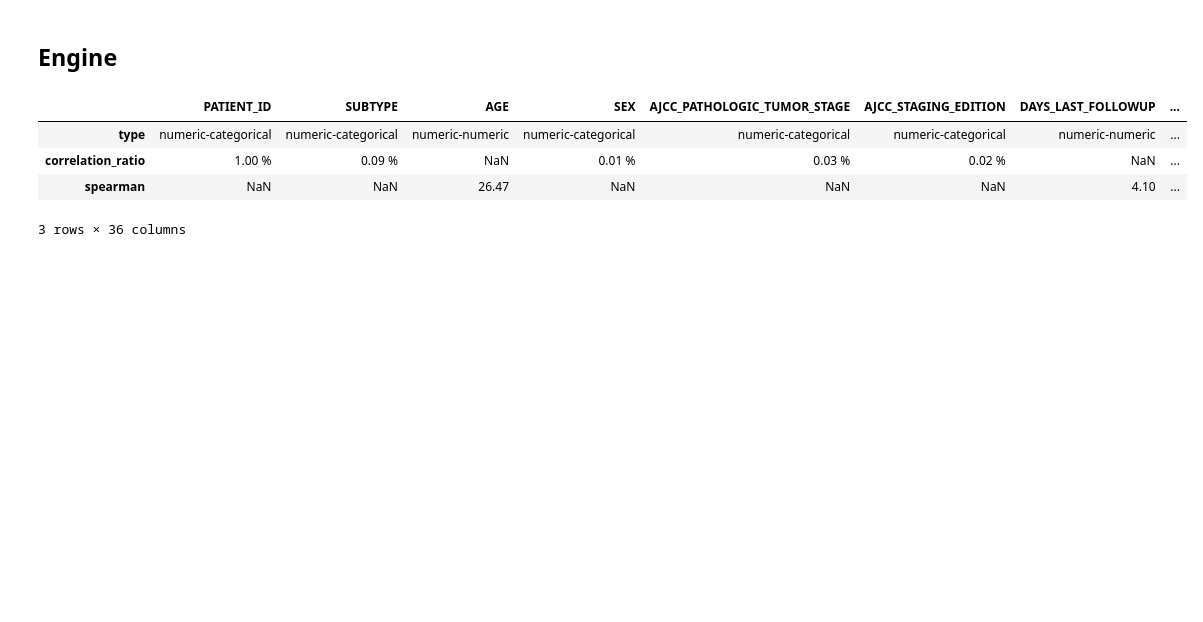
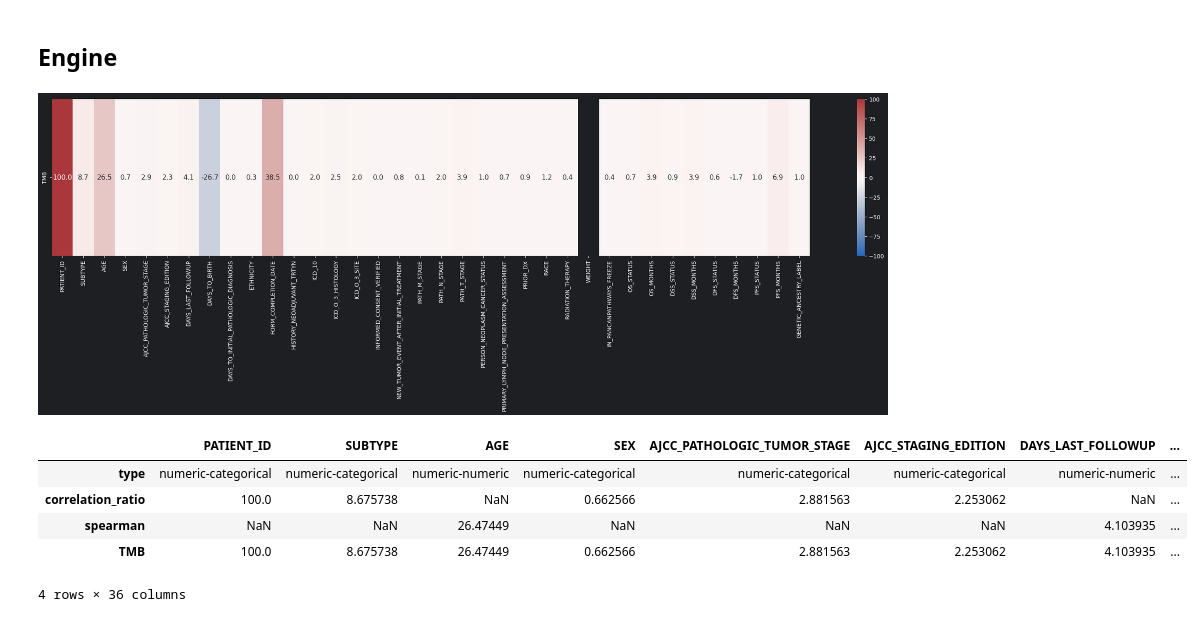
Before and after one commit to DEVOLOPER-1/XAI-in-efficacy-of-immunotherapy, a Jupyter notebook: members/mourad/EDA/2026-04-17_Clinical.ipynb, the cells around one changed output. Drawn from its saved outputs; the diff is of its cells as text; code cells hidden in the pictures; blank space fills up the shorter version.

```diff
--- a/members/mourad/EDA/2026-04-17_Clinical.ipynb
+++ b/members/mourad/EDA/2026-04-17_Clinical.ipynb
@@ -454,7 +457,7 @@ def uncertainty_coefficient(x, y):
 def is_numeric(s):
     return pd.api.types.is_numeric_dtype(s)
 
-def multivariate_relationships(df, target):
+def multivariate_relationships(df, target, path):
     results = {}
 
     for col in df.columns:
@@ -473,7 +476,7 @@ def multivariate_relationships(df, target):
 
             results[col] = {
                 "type": "numeric-numeric",
-                "spearman": f"{100 * float(rho):.2f}",
+                "spearman": 100 * float(rho),
             }
 
         # -----------------------
@@ -483,7 +486,7 @@ def multivariate_relationships(df, target):
 
             results[col] = {
                 "type": "categorical-numeric",
-                "correlation_ratio": f"{float(correlation_ratio(x, y)) * 100:.2f} %",
+                "correlation_ratio": float(correlation_ratio(x, y)) * 100,
             }
 
         # -----------------------
@@ -493,7 +496,7 @@ def multivariate_relationships(df, target):
 
             results[col] = {
                 "type": "numeric-categorical",
-                "correlation_ratio": f"{float(correlation_ratio(y, x)):.2f} %",
+                "correlation_ratio": float(correlation_ratio(y, x))*100,
 
             }
 
@@ -504,15 +507,27 @@ def multivariate_relationships(df, target):
 
             results[col] = {
                 "type": "categorical-categorical",
-                "uncertainty_coefficient": float(uncertainty_coefficient(x, y)),
+                "uncertainty_coefficient": float(uncertainty_coefficient(x, y))*100,
             }
 
-    return pd.DataFrame(results)
+
+    corr = pd.DataFrame(results)
+
+    corr.loc[target] = corr.iloc[1:, : ].sum().values
+    heatmap_df = corr.loc[target].to_frame().T
+    heatmap_df = heatmap_df.apply(pd.to_numeric, errors="coerce")
+    plt.figure(figsize=(30, 5))
+    sns.heatmap(heatmap_df, annot=True, fmt=".1f", cmap="vlag", vmin=-100, vmax=100, cbar=True, annot_kws={"size": 12})
+    plt.savefig(path, dpi=300, bbox_inches="tight")
+    plt.show()
+    return corr
 # %%
-multivariate_relationships(df, "TMB")
+multivariate_relationships(df, "TMB", "../../../assets//EDA-charts/stad-clinical-target-corr-heatmap.png")
 # %% [output]
+[figure, added]
 |  | PATIENT_ID | SUBTYPE | AGE | SEX | AJCC_PATHOLOGIC_TUMOR_STAGE | AJCC_STAGING_EDITION | DAYS_LAST_FOLLOWUP | ... |
 | type | numeric-categorical | numeric-categorical | numeric-numeric | numeric-categorical | numeric-categorical | numeric-categorical | numeric-numeric | ... |
-| correlation_ratio | 1.00 % | 0.09 % | NaN | 0.01 % | 0.03 % | 0.02 % | NaN | ... |
-| spearman | NaN | NaN | 26.47 | NaN | NaN | NaN | 4.10 | ... |
+| correlation_ratio | 100.0 | 8.675738 | NaN | 0.662566 | 2.881563 | 2.253062 | NaN | ... |
+| spearman | NaN | NaN | 26.47449 | NaN | NaN | NaN | 4.103935 | ... |
+| TMB | 100.0 | 8.675738 | 26.47449 | 0.662566 | 2.881563 | 2.253062 | 4.103935 | ... |
-3 rows × 36 columns
+4 rows × 36 columns
```
Also changed, not shown: parts of 5 cells of this notebook.
